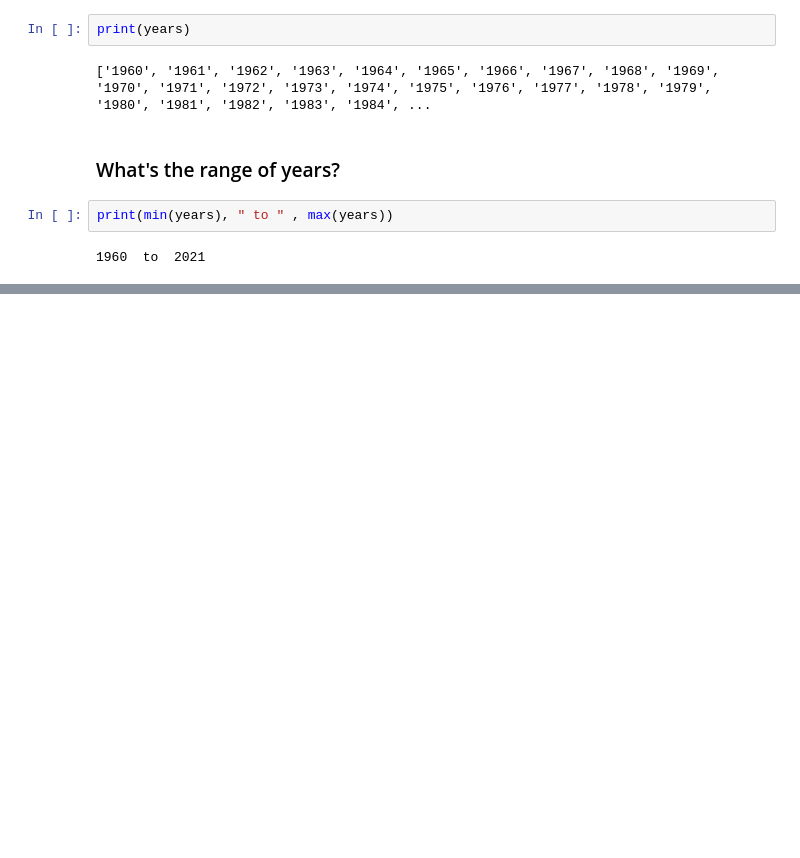
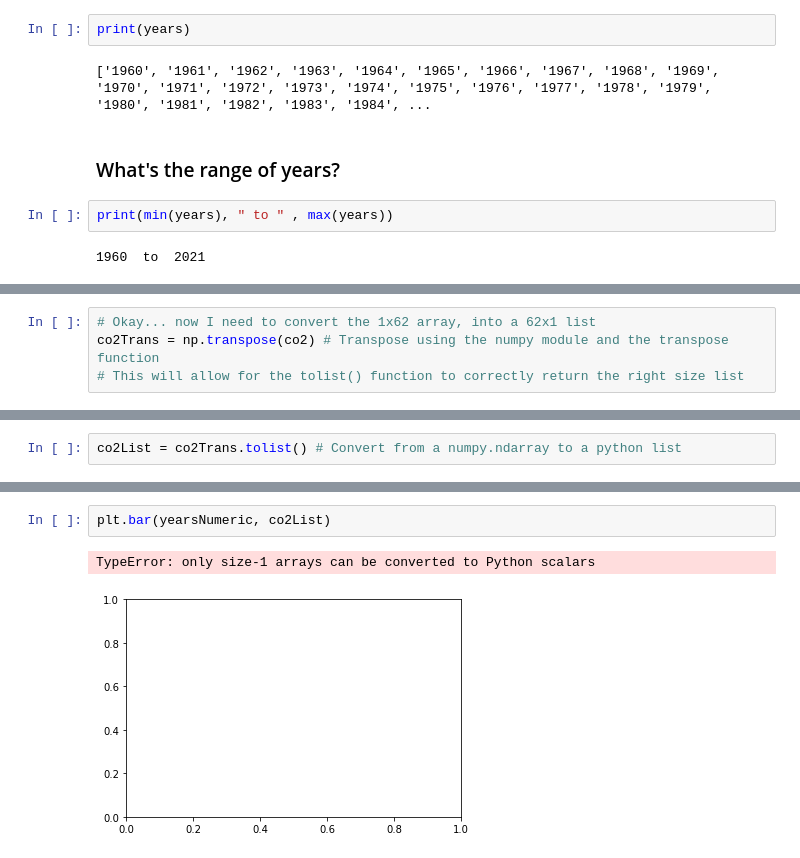
Before and after one commit to mannyjrod/ANA500, a Jupyter notebook: Intro_Matplotlib.ipynb, the cells around one changed output, grey strips where cells are left out. Cells and saved outputs as stored; diff of their text form; blank space fills up the shorter version.

```diff
--- a/Intro_Matplotlib.ipynb
+++ b/Intro_Matplotlib.ipynb
@@ -122,0 +287,4 @@ print(min(years), " to " , max(years))
+# %%
+# Okay... now I need to convert the 1x62 array, into a 62x1 list
+co2Trans = np.transpose(co2) # Transpose using the numpy module and the transpose function
+# This will allow for the tolist() function to correctly return the right size list
@@ -122,0 +299,2 @@ print(min(years), " to " , max(years))
+# %%
+co2List = co2Trans.tolist() # Convert from a numpy.ndarray to a python list
@@ -122,0 +491,5 @@ print(min(years), " to " , max(years))
+# %%
+plt.bar(yearsNumeric, co2List)
+# %% [output]
+TypeError: only size-1 arrays can be converted to Python scalars
+[figure, added]
```
Also changed, not shown: parts of 65 cells of this notebook.
